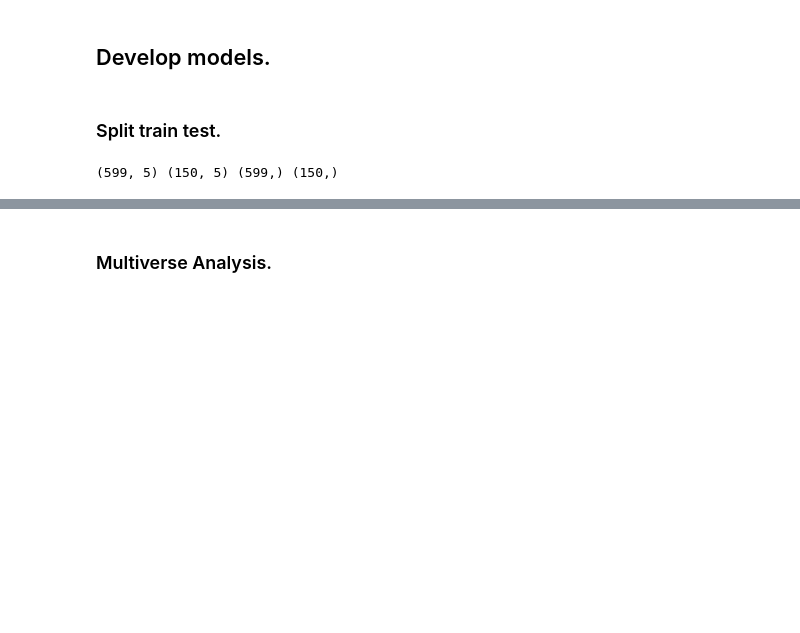
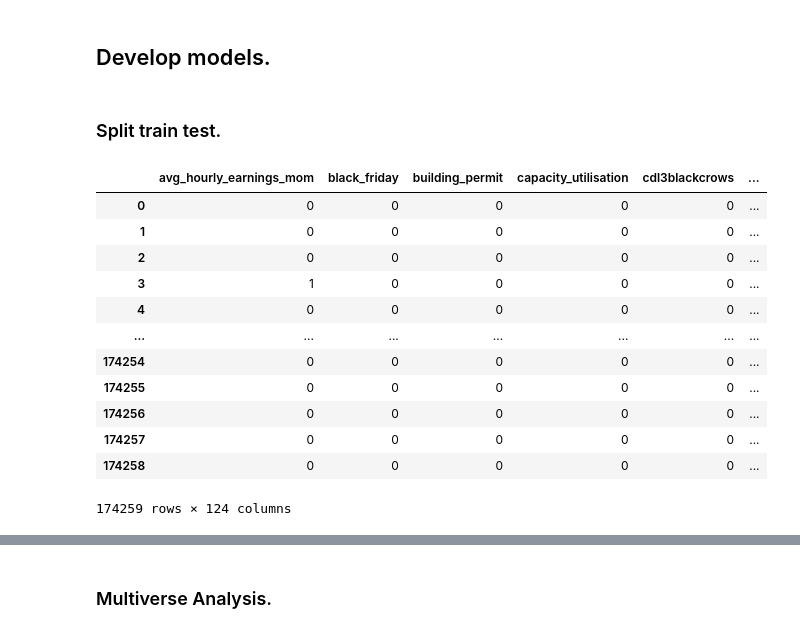
Before and after one commit to lioneltayyd/MADS-CAP, a Jupyter notebook: source/notebooks/build_ml_regression.ipynb, the cells around one changed output, grey strips where cells are left out. Cells and saved outputs as stored; diff of their text form; code cells hidden in the pictures; blank space fills up the shorter version.

```diff
--- a/source/notebooks/build_ml_regression.ipynb
+++ b/source/notebooks/build_ml_regression.ipynb
@@ -100,11 +92,19 @@ Text(0.5, 1.0, 'spy_tscore_c2c')
 ## Develop models.
 # %% [markdown]
 ### Split train test.
-# %%
-usecols = ["headline", "theme_sub"] + [f"spy_tscore_c2c_lag_{lag}" for lag in range(1,4,1)]
-X, y = df_marketnews[usecols], df_marketnews["spy_tscore_c2c"]
-X_train, X_test, y_train, y_test = train_test_split(X, y, test_size=0.2, random_state=PARAM_SEED, shuffle=True)
-
-print(X_train.shape, X_test.shape, y_train.shape, y_test.shape)
-# %% [output]
-(599, 5) (150, 5) (599,) (150,)
+# %%
+df_feature[usecols]
+# %% [output]
+|  | avg_hourly_earnings_mom | black_friday | building_permit | capacity_utilisation | cdl3blackcrows | ... |
+| 0 | 0 | 0 | 0 | 0 | 0 | ... |
+| 1 | 0 | 0 | 0 | 0 | 0 | ... |
+| 2 | 0 | 0 | 0 | 0 | 0 | ... |
+| 3 | 1 | 0 | 0 | 0 | 0 | ... |
+| 4 | 0 | 0 | 0 | 0 | 0 | ... |
+| ... | ... | ... | ... | ... | ... | ... |
+| 174254 | 0 | 0 | 0 | 0 | 0 | ... |
+| 174255 | 0 | 0 | 0 | 0 | 0 | ... |
+| 174256 | 0 | 0 | 0 | 0 | 0 | ... |
+| 174257 | 0 | 0 | 0 | 0 | 0 | ... |
+| 174258 | 0 | 0 | 0 | 0 | 0 | ... |
+174259 rows × 124 columns
```
Also changed, not shown: parts of 9 cells of this notebook, 10 other files.
